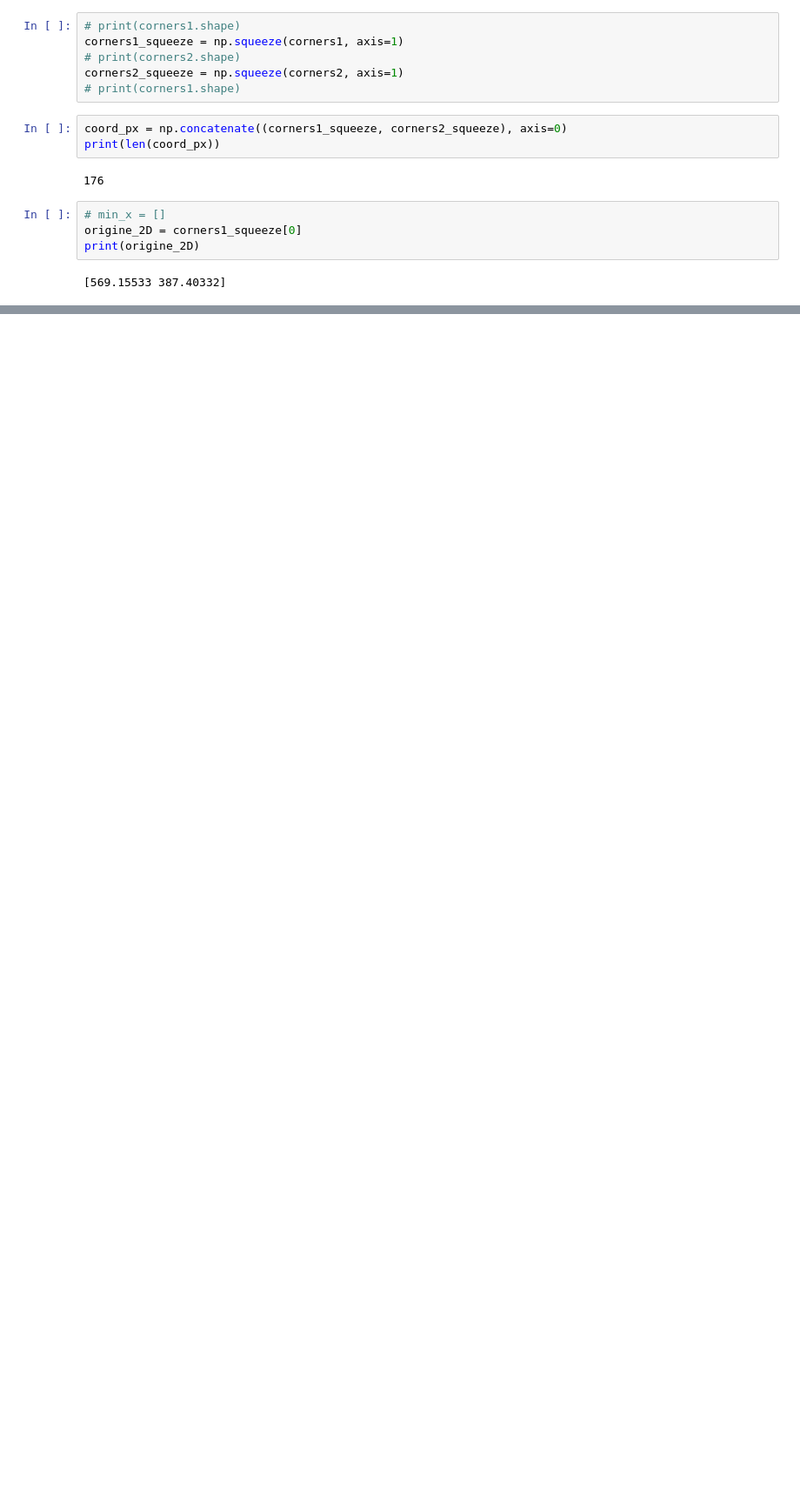
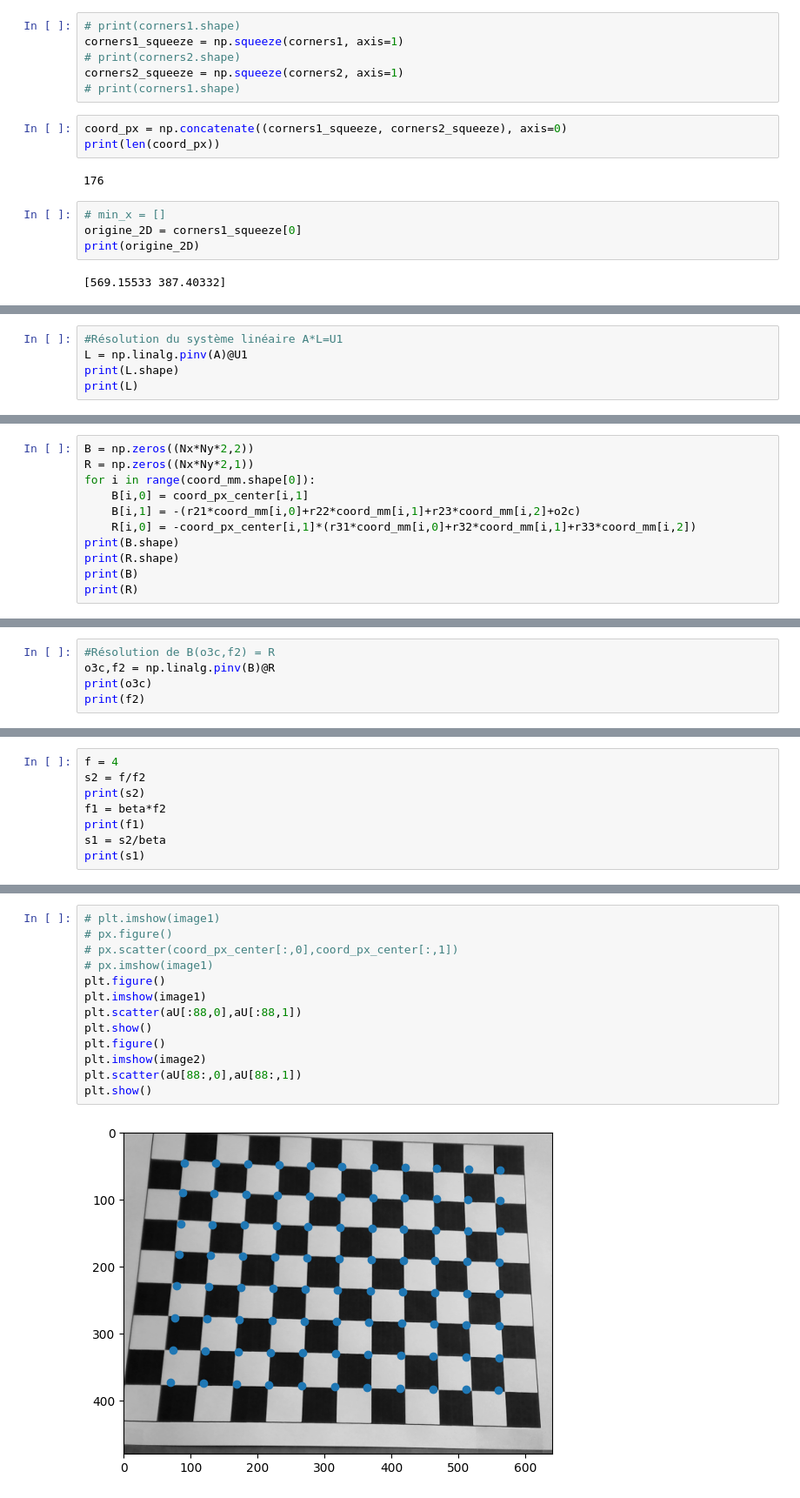
Before and after one commit to Teklaw7/TP_acquisition, a Jupyter notebook: main.ipynb, the cells around one changed output, grey strips where cells are left out. Shown at 87% size. Cells and saved outputs as stored; diff of their text form; blank space fills up the shorter version.

```diff
--- a/main.ipynb
+++ b/main.ipynb
@@ -89,0 +136,5 @@ print(coord_mm.shape)
+# %%
+#Résolution du système linéaire A*L=U1
+L = np.linalg.pinv(A)@U1
+print(L.shape)
+print(L)
@@ -89,0 +199,11 @@ print(coord_mm.shape)
+# %%
+B = np.zeros((Nx*Ny*2,2))
+R = np.zeros((Nx*Ny*2,1))
+for i in range(coord_mm.shape[0]):
+    B[i,0] = coord_px_center[i,1]
+    B[i,1] = -(r21*coord_mm[i,0]+r22*coord_mm[i,1]+r23*coord_mm[i,2]+o2c)
+    R[i,0] = -coord_px_center[i,1]*(r31*coord_mm[i,0]+r32*coord_mm[i,1]+r33*coord_mm[i,2])
+print(B.shape)
+print(R.shape)
+print(B)
+print(R)
@@ -89,0 +228,5 @@ print(coord_mm.shape)
+# %%
+#Résolution de B(o3c,f2) = R
+o3c,f2 = np.linalg.pinv(B)@R
+print(o3c)
+print(f2)
@@ -89,0 +236,8 @@ print(coord_mm.shape)
+# %%
+f = 4
+s2 = f/f2
+print(s2)
+f1 = beta*f2
+print(f1)
+s1 = s2/beta
+print(s1)
@@ -89,0 +311,15 @@ print(coord_mm.shape)
+# %%
+# plt.imshow(image1)
+# px.figure()
+# px.scatter(coord_px_center[:,0],coord_px_center[:,1])
+# px.imshow(image1)
+plt.figure()
+plt.imshow(image1)
+plt.scatter(aU[:88,0],aU[:88,1])
+plt.show()
+plt.figure()
+plt.imshow(image2)
+plt.scatter(aU[88:,0],aU[88:,1])
+plt.show()
+# %% [output]
+[figure, added]
```
Also changed, not shown: parts of 16 cells of this notebook, 3 other files.
